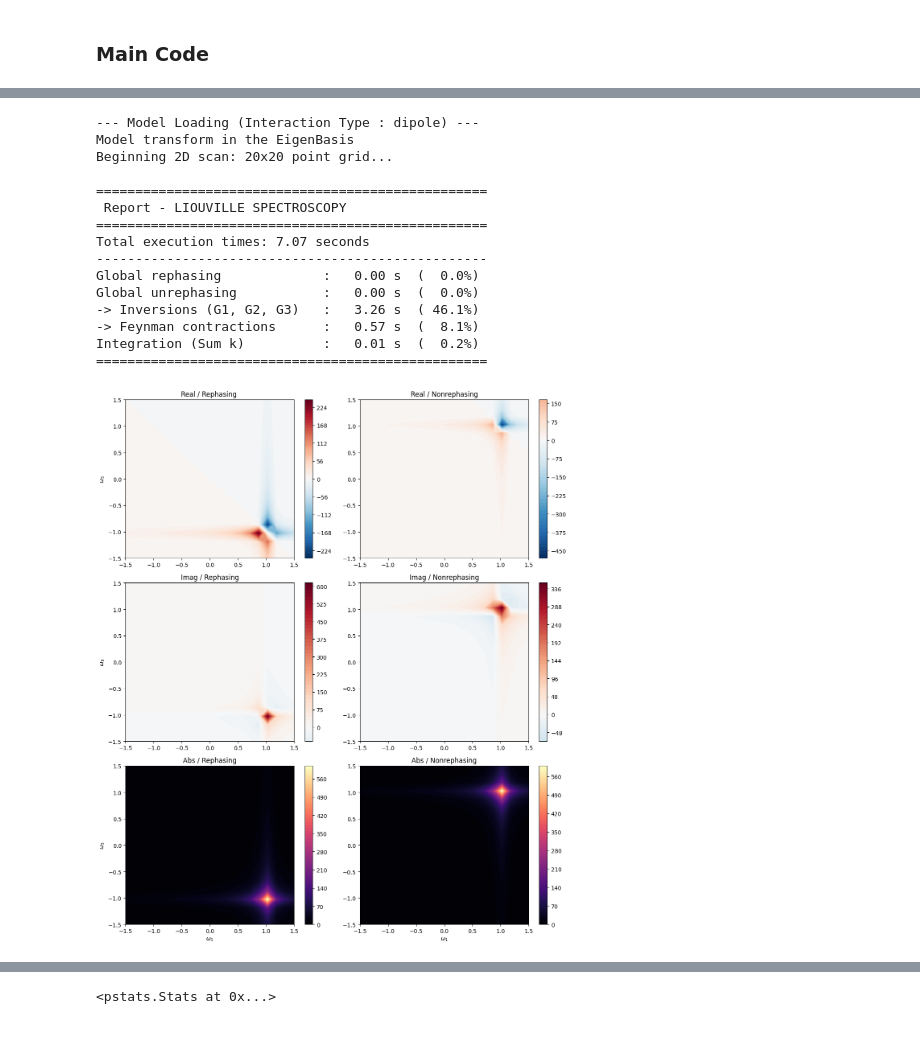
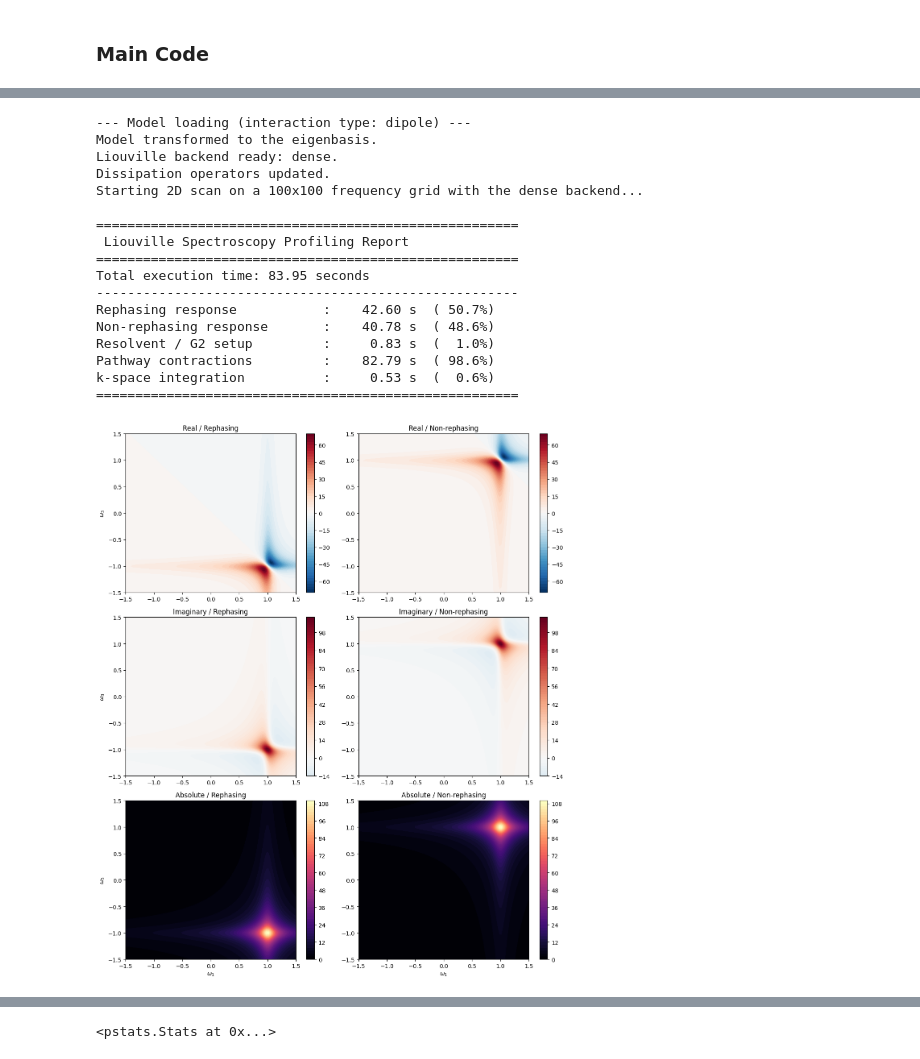
Before and after one commit to SilvaScience/QuDPy, a Jupyter notebook: examples/SOC_model_Liouville.ipynb, the cells around one changed output, grey strips where cells are left out. Saved outputs shown, nothing was run; the diff lists cells and outputs as text; code cells hidden in the pictures.

```diff
--- a/examples/SOC_model_Liouville.ipynb
+++ b/examples/SOC_model_Liouville.ipynb
@@ -258,12 +258,12 @@ params_cugeo3 = {
 }
 
 
-TOTAL_KPOINTS = 20
+TOTAL_KPOINTS = 100
 k_array = np.linspace(-np.pi, np.pi, TOTAL_KPOINTS)
 dk = k_array[1] - k_array[0]
 
 
-w_list = np.linspace(-1.5, 1.5, 20)
+w_list = np.linspace(-1.5, 1.5, 100)
 
 tau2_test = 3.0  # Updated according to your file
 
@@ -338,42 +307,45 @@ Integration (Sum k)          :   0.02 s  (  0.3%)
 # %%
-
+profiler = cProfile.Profile()
+profiler.enable()
 
 system = LiouvilleSpectroscopySolver(params_cugeo3)
 start = time.time()
 system.feed_model(H_raw, mu_opt,interaction_type="dipole")
 
 
 c_ops = build_minimal_lindblad_ops(params_cugeo3)
 system.set_dissipation(c_ops)
 
 
 spectres = system.generate_2D_spectra(w_list, tau2=3, k_array=k_array)
 
 S3_pure_rephasing= spectres["rephasing"]
 S3_pure_unrephasing = spectres["unrephasing"]
 
 Spec = SpectroscopyPlotter(w_list)
 
 
 Spec.plot_spectrum(S3_pure_rephasing,S3_pure_unrephasing)
 
 profiler.disable()
 stats = pstats.Stats(profiler).sort_stats('cumulative')
 stats.print_stats(20) # Affiche les 20 fonctions les plus lentes
 # %% [output]
---- Model Loading (Interaction Type : dipole) ---
-Model transform in the EigenBasis
-Beginning 2D scan: 20x20 point grid...
+--- Model loading (interaction type: dipole) ---
+Model transformed to the eigenbasis.
+Liouville backend ready: dense.
+Dissipation operators updated.
+Starting 2D scan on a 100x100 frequency grid with the dense backend...
 
-==================================================
- Report - LIOUVILLE SPECTROSCOPY
-==================================================
-Total execution times: 7.07 seconds
---------------------------------------------------
-Global rephasing             :   0.00 s  (  0.0%)
-Global unrephasing           :   0.00 s  (  0.0%)
--> Inversions (G1, G2, G3)   :   3.26 s  ( 46.1%)
--> Feynman contractions      :   0.57 s  (  8.1%)
-Integration (Sum k)          :   0.01 s  (  0.2%)
-==================================================
+======================================================
+ Liouville Spectroscopy Profiling Report
+======================================================
+Total execution time: 83.95 seconds
+------------------------------------------------------
+Rephasing response           :    42.60 s  ( 50.7%)
+Non-rephasing response       :    40.78 s  ( 48.6%)
+Resolvent / G2 setup         :     0.83 s  (  1.0%)
+Pathway contractions         :    82.79 s  ( 98.6%)
+k-space integration          :     0.53 s  (  0.6%)
+======================================================
-[figure, old version]
+[figure, new version]
```
Also changed, not shown: parts of 2 cells of this notebook, 1 other file.
